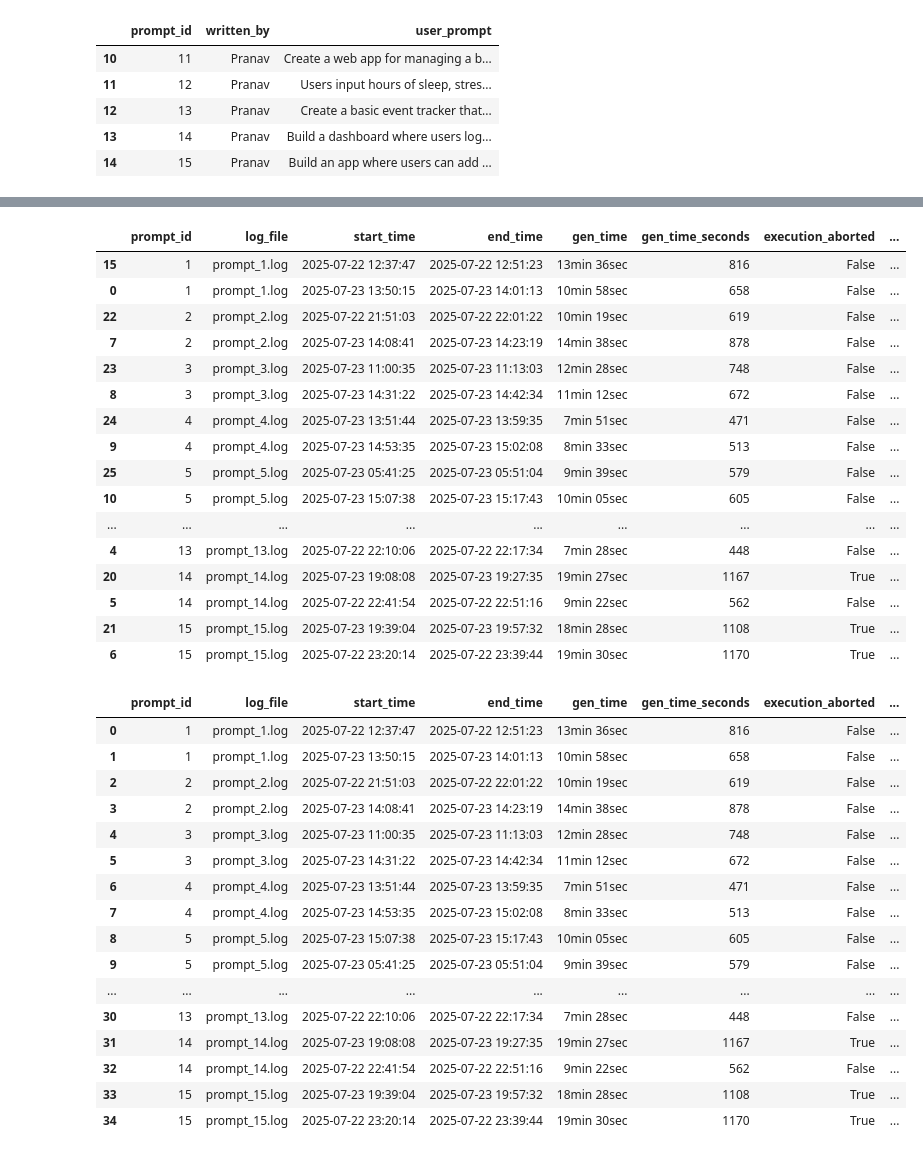
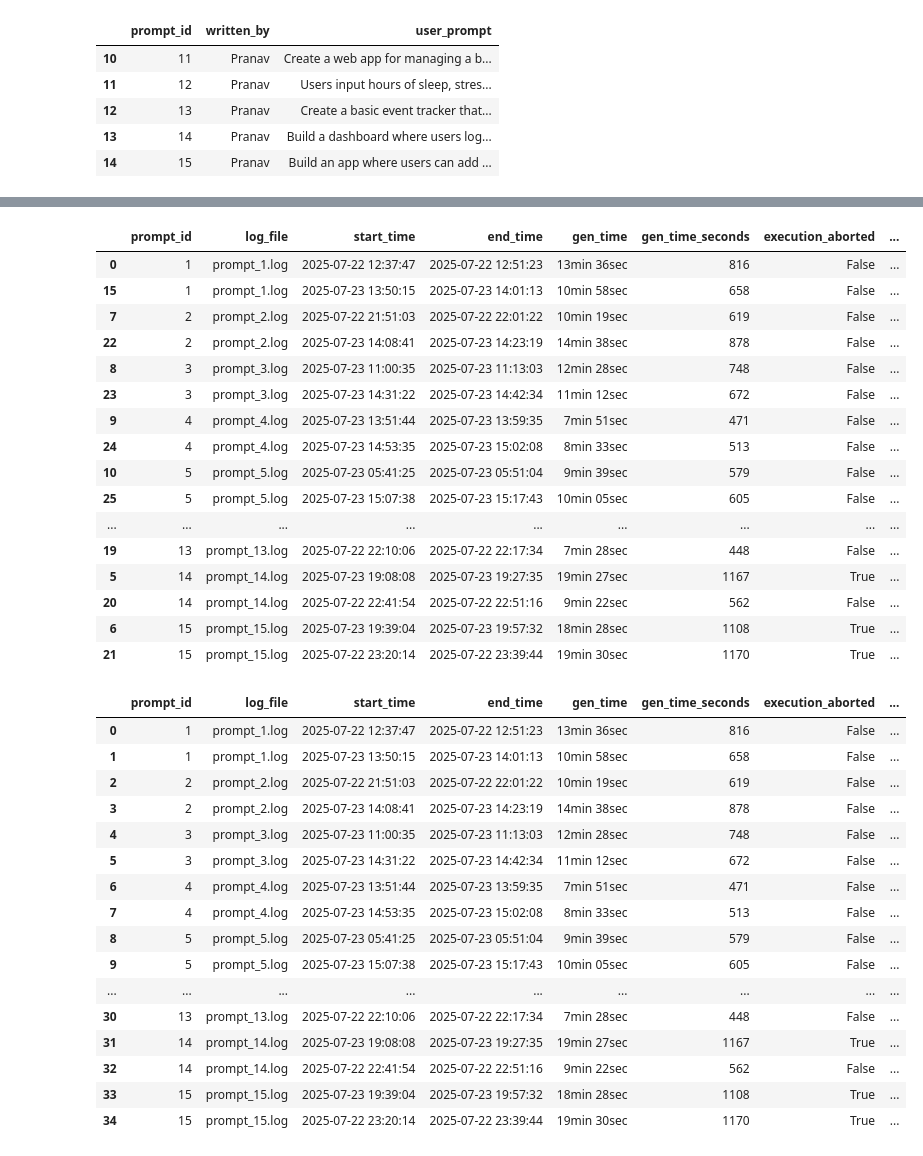
Before and after one commit to PratikNichite/app.build-eval-docs, a Jupyter notebook: code.ipynb, the cells around one changed output, grey strips where cells are left out. Drawn from its saved outputs; the diff is of its cells as text; code cells hidden in the pictures.

```diff
--- a/code.ipynb
+++ b/code.ipynb
@@ -47,25 +47,27 @@ Summary saved to: data//processed_logs/1111_summary.csv
 Processed 5 log files
 # %%
+configs = {"0111": "linters-off", "1011": "types-off", "1111": "all-on"}
 df_merged = df_merged.sort_values(by=["prompt_id", "config"])
+df_merged["config"] = df_merged.apply(lambda x: configs[x["config"]], axis=1)
 df_merged
 # %% [output]
 |  | prompt_id | log_file | start_time | end_time | gen_time | gen_time_seconds | execution_aborted | ... |
-| 15 | 1 | prompt_1.log | 2025-07-22 12:37:47 | 2025-07-22 12:51:23 | 13min 36sec | 816 | False | ... |
-| 0 | 1 | prompt_1.log | 2025-07-23 13:50:15 | 2025-07-23 14:01:13 | 10min 58sec | 658 | False | ... |
-| 22 | 2 | prompt_2.log | 2025-07-22 21:51:03 | 2025-07-22 22:01:22 | 10min 19sec | 619 | False | ... |
-| 7 | 2 | prompt_2.log | 2025-07-23 14:08:41 | 2025-07-23 14:23:19 | 14min 38sec | 878 | False | ... |
-| 23 | 3 | prompt_3.log | 2025-07-23 11:00:35 | 2025-07-23 11:13:03 | 12min 28sec | 748 | False | ... |
-| 8 | 3 | prompt_3.log | 2025-07-23 14:31:22 | 2025-07-23 14:42:34 | 11min 12sec | 672 | False | ... |
-| 24 | 4 | prompt_4.log | 2025-07-23 13:51:44 | 2025-07-23 13:59:35 | 7min 51sec | 471 | False | ... |
-| 9 | 4 | prompt_4.log | 2025-07-23 14:53:35 | 2025-07-23 15:02:08 | 8min 33sec | 513 | False | ... |
-| 25 | 5 | prompt_5.log | 2025-07-23 05:41:25 | 2025-07-23 05:51:04 | 9min 39sec | 579 | False | ... |
-| 10 | 5 | prompt_5.log | 2025-07-23 15:07:38 | 2025-07-23 15:17:43 | 10min 05sec | 605 | False | ... |
+| 0 | 1 | prompt_1.log | 2025-07-22 12:37:47 | 2025-07-22 12:51:23 | 13min 36sec | 816 | False | ... |
+| 15 | 1 | prompt_1.log | 2025-07-23 13:50:15 | 2025-07-23 14:01:13 | 10min 58sec | 658 | False | ... |
+| 7 | 2 | prompt_2.log | 2025-07-22 21:51:03 | 2025-07-22 22:01:22 | 10min 19sec | 619 | False | ... |
+| 22 | 2 | prompt_2.log | 2025-07-23 14:08:41 | 2025-07-23 14:23:19 | 14min 38sec | 878 | False | ... |
+| 8 | 3 | prompt_3.log | 2025-07-23 11:00:35 | 2025-07-23 11:13:03 | 12min 28sec | 748 | False | ... |
+| 23 | 3 | prompt_3.log | 2025-07-23 14:31:22 | 2025-07-23 14:42:34 | 11min 12sec | 672 | False | ... |
+| 9 | 4 | prompt_4.log | 2025-07-23 13:51:44 | 2025-07-23 13:59:35 | 7min 51sec | 471 | False | ... |
+| 24 | 4 | prompt_4.log | 2025-07-23 14:53:35 | 2025-07-23 15:02:08 | 8min 33sec | 513 | False | ... |
+| 10 | 5 | prompt_5.log | 2025-07-23 05:41:25 | 2025-07-23 05:51:04 | 9min 39sec | 579 | False | ... |
+| 25 | 5 | prompt_5.log | 2025-07-23 15:07:38 | 2025-07-23 15:17:43 | 10min 05sec | 605 | False | ... |
 | ... | ... | ... | ... | ... | ... | ... | ... | ... |
-| 4 | 13 | prompt_13.log | 2025-07-22 22:10:06 | 2025-07-22 22:17:34 | 7min 28sec | 448 | False | ... |
-| 20 | 14 | prompt_14.log | 2025-07-23 19:08:08 | 2025-07-23 19:27:35 | 19min 27sec | 1167 | True | ... |
-| 5 | 14 | prompt_14.log | 2025-07-22 22:41:54 | 2025-07-22 22:51:16 | 9min 22sec | 562 | False | ... |
-| 21 | 15 | prompt_15.log | 2025-07-23 19:39:04 | 2025-07-23 19:57:32 | 18min 28sec | 1108 | True | ... |
-| 6 | 15 | prompt_15.log | 2025-07-22 23:20:14 | 2025-07-22 23:39:44 | 19min 30sec | 1170 | True | ... |
+| 19 | 13 | prompt_13.log | 2025-07-22 22:10:06 | 2025-07-22 22:17:34 | 7min 28sec | 448 | False | ... |
+| 5 | 14 | prompt_14.log | 2025-07-23 19:08:08 | 2025-07-23 19:27:35 | 19min 27sec | 1167 | True | ... |
+| 20 | 14 | prompt_14.log | 2025-07-22 22:41:54 | 2025-07-22 22:51:16 | 9min 22sec | 562 | False | ... |
+| 6 | 15 | prompt_15.log | 2025-07-23 19:39:04 | 2025-07-23 19:57:32 | 18min 28sec | 1108 | True | ... |
+| 21 | 15 | prompt_15.log | 2025-07-22 23:20:14 | 2025-07-22 23:39:44 | 19min 30sec | 1170 | True | ... |
 # %%
 col_keep = ["prompt_id", "user_prompt"]
 df_final = pd.merge(df_merged, df_prompts[col_keep], on="prompt_id", how="left")
@@ -82,8 +84,8 @@ df_final
 | 5 | 3 | prompt_3.log | 2025-07-23 14:31:22 | 2025-07-23 14:42:34 | 11min 12sec | 672 | False | ... |
 | 6 | 4 | prompt_4.log | 2025-07-23 13:51:44 | 2025-07-23 13:59:35 | 7min 51sec | 471 | False | ... |
 | 7 | 4 | prompt_4.log | 2025-07-23 14:53:35 | 2025-07-23 15:02:08 | 8min 33sec | 513 | False | ... |
-| 8 | 5 | prompt_5.log | 2025-07-23 15:07:38 | 2025-07-23 15:17:43 | 10min 05sec | 605 | False | ... |
-| 9 | 5 | prompt_5.log | 2025-07-23 05:41:25 | 2025-07-23 05:51:04 | 9min 39sec | 579 | False | ... |
+| 8 | 5 | prompt_5.log | 2025-07-23 05:41:25 | 2025-07-23 05:51:04 | 9min 39sec | 579 | False | ... |
+| 9 | 5 | prompt_5.log | 2025-07-23 15:07:38 | 2025-07-23 15:17:43 | 10min 05sec | 605 | False | ... |
 | ... | ... | ... | ... | ... | ... | ... | ... | ... |
 | 30 | 13 | prompt_13.log | 2025-07-22 22:10:06 | 2025-07-22 22:17:34 | 7min 28sec | 448 | False | ... |
 | 31 | 14 | prompt_14.log | 2025-07-23 19:08:08 | 2025-07-23 19:27:35 | 19min 27sec | 1167 | True | ... |
```
Also changed, not shown: parts of 1 cell of this notebook, 5 other files.
